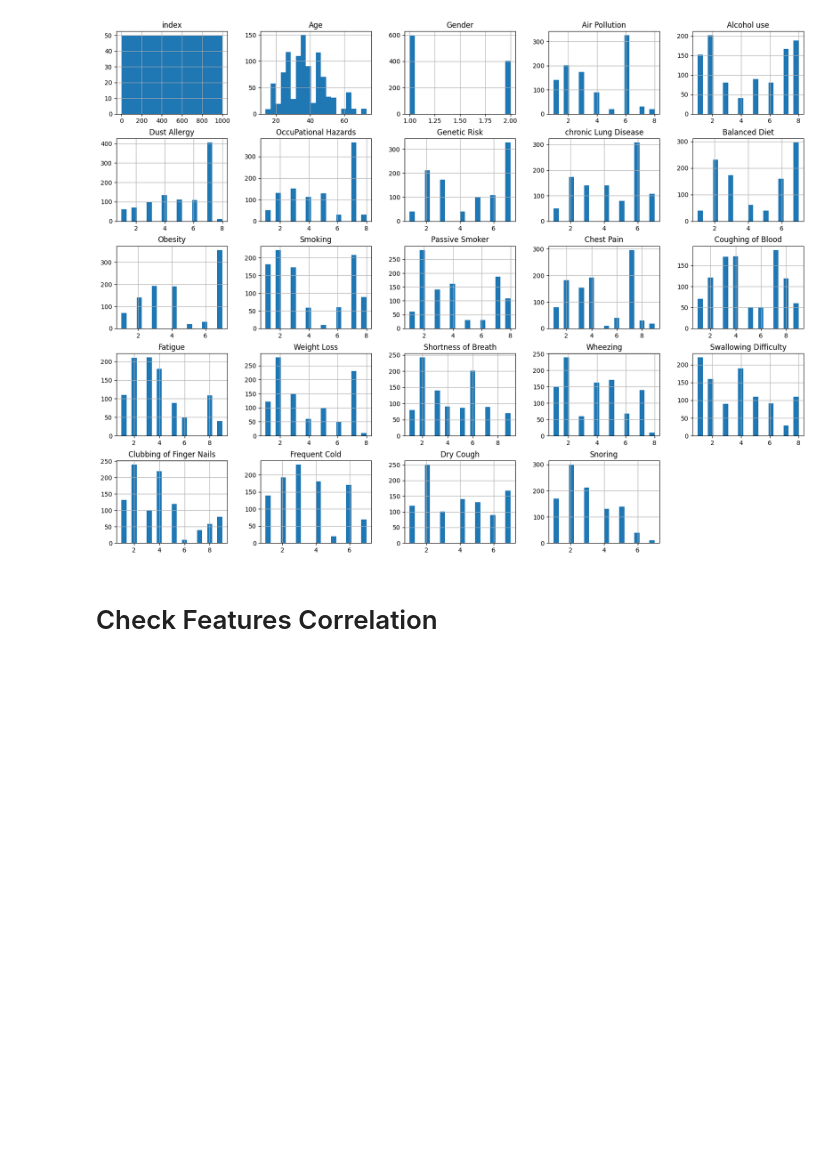
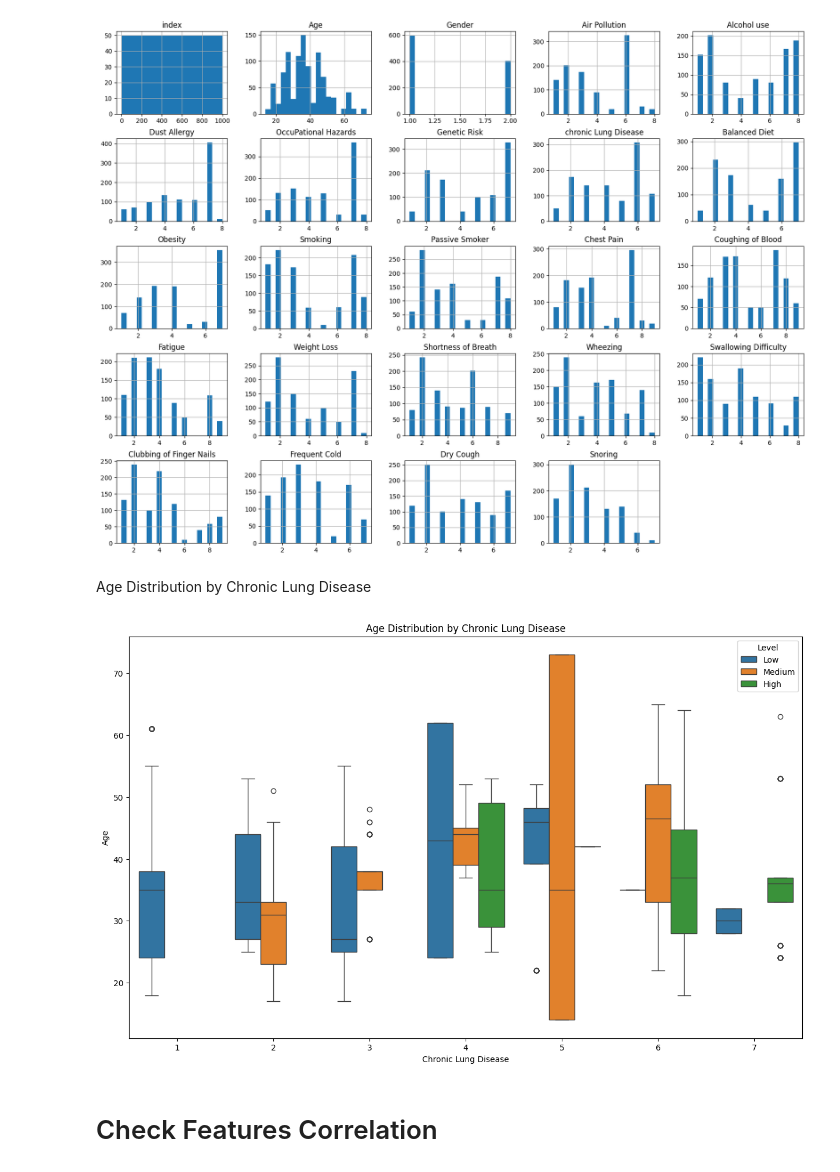
Before and after one commit to mkz4000/F21DL, a Jupyter notebook: Week2.ipynb, the cells around one changed output. Drawn from its saved outputs; the diff is of its cells as text; code cells hidden in the pictures; blank space fills up the shorter version.

```diff
--- a/Week2.ipynb
+++ b/Week2.ipynb
@@ -99,6 +107,17 @@ patientsDf.hist(bins=20, figsize=(20,15))
 plt.show()
 # %% [output]
 [figure]
+# %% [markdown]
+Age Distribution by Chronic Lung Disease
+# %%
+plt.figure(figsize=(15, 9))
+sns.boxplot(data=patientsDf,x='chronic Lung Disease',y='Age',hue='Level')
+plt.title('Age Distribution by Chronic Lung Disease')
+plt.xlabel('Chronic Lung Disease')
+plt.ylabel('Age')
+plt.show()
+# %% [output]
+[figure, added]
 # %% [markdown]
 # Check Features Correlation
 # %%
```
Also changed, not shown: parts of 12 cells of this notebook.
